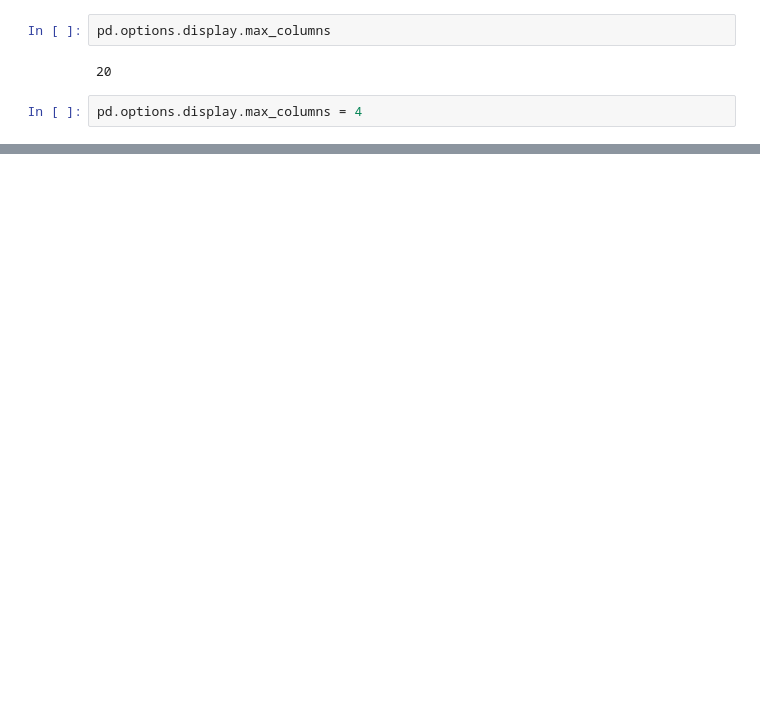
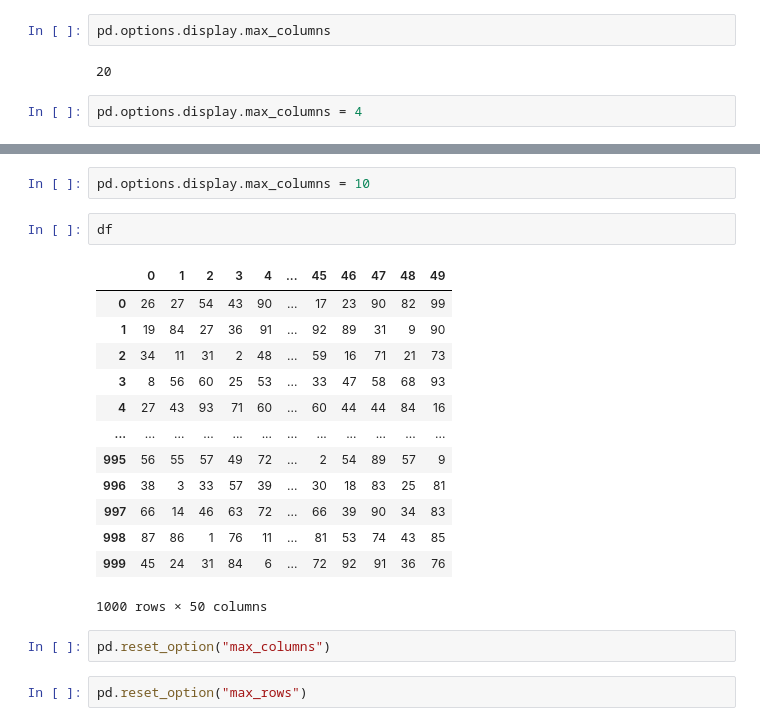
Before and after one commit to fabiodemo/course_data_analysis_with_pandas, a Jupyter notebook: pandas/Options and Settings.ipynb, the cells around one changed output, grey strips where cells are left out. Saved outputs shown, nothing was run; the diff lists cells and outputs as text; blank space fills up the shorter version.

```diff
--- a/pandas/Options and Settings.ipynb
+++ b/pandas/Options and Settings.ipynb
@@ -68,0 +129,22 @@ df
+# %%
+pd.options.display.max_columns = 10
+# %%
+df
+# %% [output]
+|  | 0 | 1 | 2 | 3 | 4 | ... | 45 | 46 | 47 | 48 | 49 |
+| 0 | 26 | 27 | 54 | 43 | 90 | ... | 17 | 23 | 90 | 82 | 99 |
+| 1 | 19 | 84 | 27 | 36 | 91 | ... | 92 | 89 | 31 | 9 | 90 |
+| 2 | 34 | 11 | 31 | 2 | 48 | ... | 59 | 16 | 71 | 21 | 73 |
+| 3 | 8 | 56 | 60 | 25 | 53 | ... | 33 | 47 | 58 | 68 | 93 |
+| 4 | 27 | 43 | 93 | 71 | 60 | ... | 60 | 44 | 44 | 84 | 16 |
+| ... | ... | ... | ... | ... | ... | ... | ... | ... | ... | ... | ... |
+| 995 | 56 | 55 | 57 | 49 | 72 | ... | 2 | 54 | 89 | 57 | 9 |
+| 996 | 38 | 3 | 33 | 57 | 39 | ... | 30 | 18 | 83 | 25 | 81 |
+| 997 | 66 | 14 | 46 | 63 | 72 | ... | 66 | 39 | 90 | 34 | 83 |
+| 998 | 87 | 86 | 1 | 76 | 11 | ... | 81 | 53 | 74 | 43 | 85 |
+| 999 | 45 | 24 | 31 | 84 | 6 | ... | 72 | 92 | 91 | 36 | 76 |
+1000 rows × 50 columns
+# %%
+pd.reset_option("max_columns")
+# %%
+pd.reset_option("max_rows")
```
Also changed, not shown: parts of 23 cells of this notebook.
